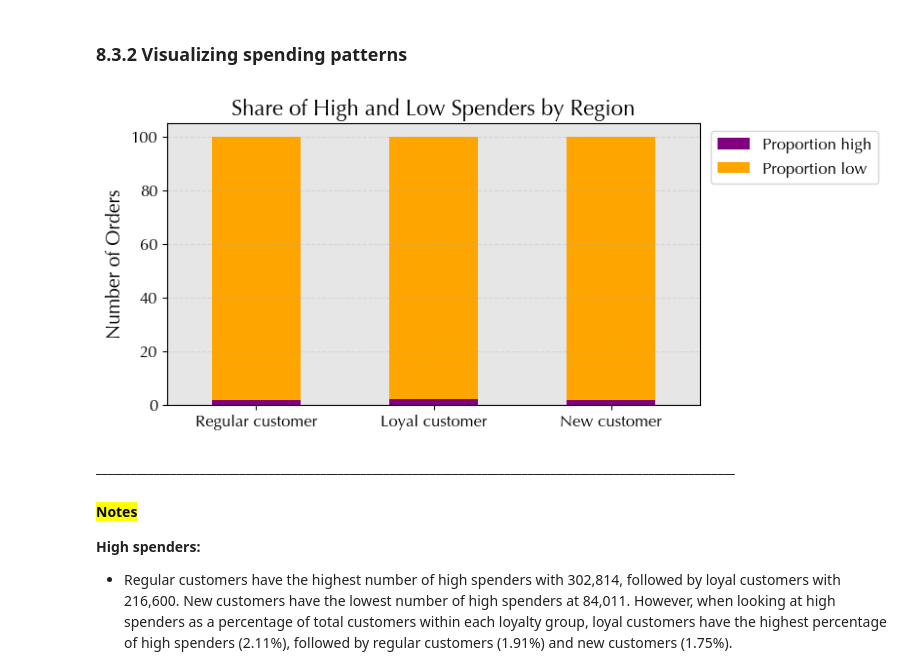
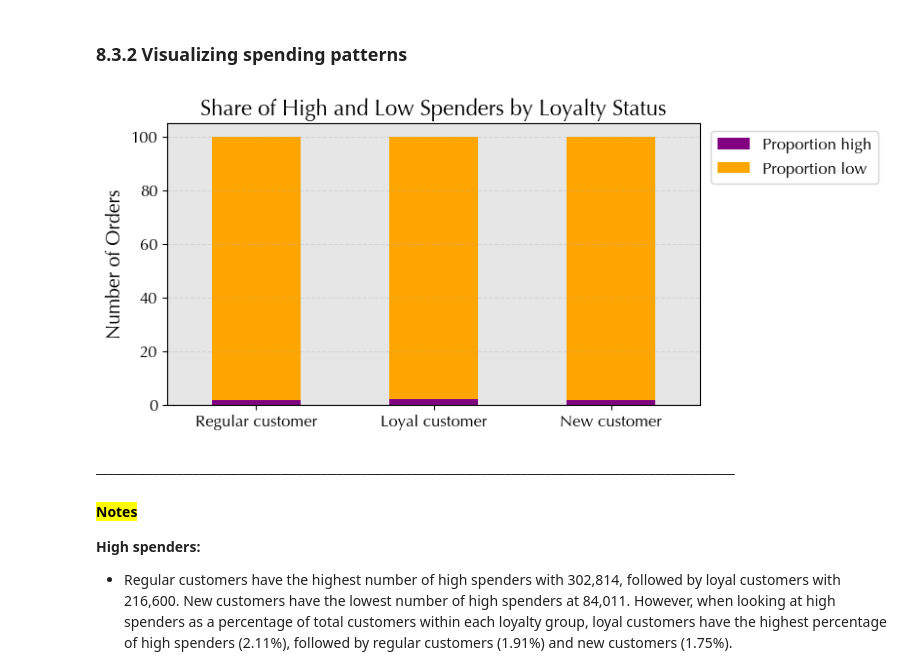
Before and after one commit to sarahtischer/Instacart-Python_Project-CareerFoundry, a Jupyter notebook: 03_Scripts/10_Excel_Reporting.ipynb, the cells around one changed output. Cells and saved outputs as stored; diff of their text form; code cells hidden in the pictures.

```diff
--- a/03_Scripts/10_Excel_Reporting.ipynb
+++ b/03_Scripts/10_Excel_Reporting.ipynb
@@ -858,26 +858,26 @@ cross_loyalty_spend
 # %%
 # Plot stacked bars with adjusted parameters
 bar_cross_loyalty_spend_relative = cross_loyalty_spend[['Proportion high', 'Proportion low']].plot.bar(stacked=True, color=[color_purple, color_orange])
 
 # Set labels and title
-plt.title('Share of High and Low Spenders by Region', fontsize=fontsize_title, fontname=fontname)
+plt.title('Share of High and Low Spenders by Loyalty Status', fontsize=fontsize_title, fontname=fontname)
 plt.xlabel('') # Remove x-axis label
 plt.ylabel('Number of Orders', fontsize=fontsize_label, fontname=fontname)
 
 # Apply formatting for vertical charts
 set_plot_settings('vertical')
 
 # Rotate x-axis labels for better readability
 plt.xticks(rotation=0)
 
 # Add legend with adjusted font size and style
 legend = plt.legend(fontsize=fontsize_legend, loc='upper right', bbox_to_anchor=(1.35, 1))
 for text in legend.get_texts():
     text.set_fontname(fontname)
 
 plt.show()
 # %% [output]
-[figure, old version]
+[figure, new version]
 # %%
 # Export bar chart
 bar_cross_loyalty_spend_relative.figure.savefig(os.path.join(path, '04_Analysis','Visualizations', '10_bar_cross_loyalty_spend_relative.png'), bbox_inches='tight')
```
Also changed, not shown: parts of 5 cells of this notebook.
